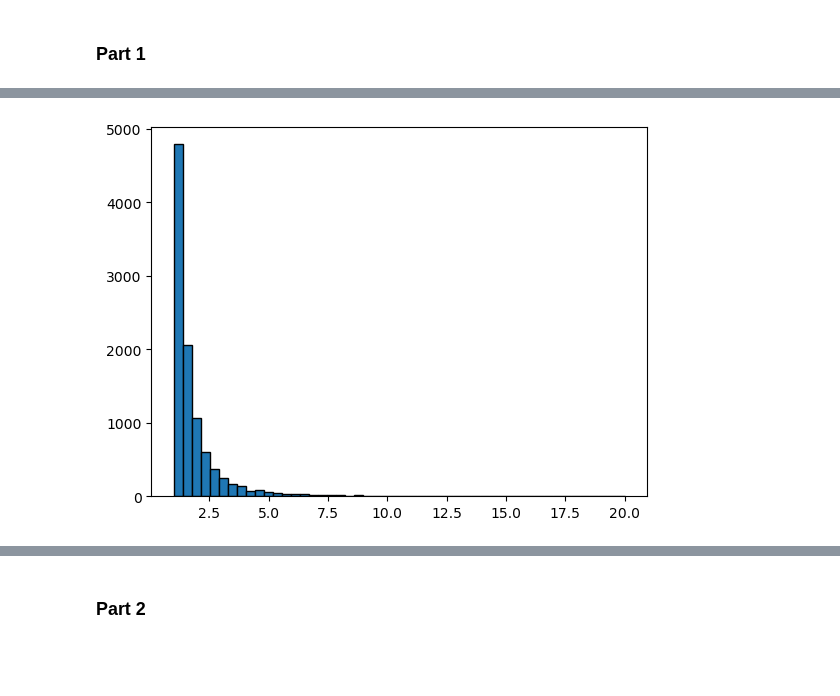
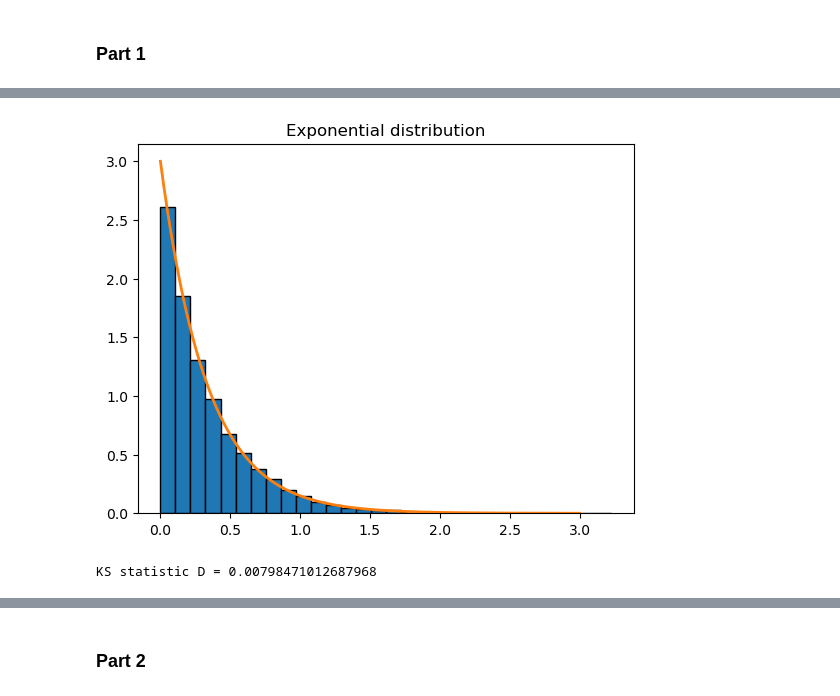
Before and after one commit to s224399/Stoc_sim_2k26, a Jupyter notebook: Exercises(week_1)/Hand_in/Excercise3.ipynb, the cells around one changed output, grey strips where cells are left out. Cells and saved outputs as stored; diff of their text form; code cells hidden in the pictures; blank space fills up the shorter version.

```diff
--- a/Exercises(week_1)/Hand_in/Excercise3.ipynb
+++ b/Exercises(week_1)/Hand_in/Excercise3.ipynb
@@ -6,8 +9,3 @@ seed = 30
 rng = np.random.default_rng(seed=seed)
 # %% [markdown]
 ### Part 1
-# %%
-N = 10000
-lam = 1
-U = rng.uniform(low=0, high=1, size=N)
-X_exp = - np.log(U)/lam
@@ -29,15 +12,36 @@ plt.show()
-# %%
-N = 10000
-U = rng.uniform(low=0, high=1, size=N)
-
-beta = 1
-k = 2.05
-
-x = np.linspace(1,20,1000)
-
-X_pareto = beta * U**(-1/k)
-# %%
-plt.hist(X_pareto, bins=50, range=(1,20), edgecolor='black')
-plt.show()
-# %% [output]
-[figure, removed]
+# %%
+def exponential(lbd):
+    U = np.random.uniform(0,1)
+    X = -np.log(U)/lbd
+    return X
+
+def exponential_analytical(x, lbd):
+    return lbd * np.exp(-lbd * x)
+
+lbd = 3
+obs_exponential = [exponential(lbd) for _ in range(10000)]
+t = np.linspace(0, 3, 10000)
+plt.hist(obs_exponential, bins=30, density=True, edgecolor='black')
+plt.plot(t, exponential_analytical(t, lbd), linewidth=2)
+plt.title('Exponential distribution')
+plt.show()
+
+
+## Kolmogorov-Smirnov test
+
+def smirnov(data, CDF):
+    data_sorted = np.sort(data)
+    p = np.arange(len(data_sorted)) / (len(data_sorted) - 1)   # empirical CDF
+    p_cdf = CDF(data_sorted)                      # theoretical CDF
+    D = np.max(np.abs(p - p_cdf))                 # sup
+    return D
+
+# Theoretical exponential CDF
+def exp_cdf(x):
+    return 1 - np.exp(-lbd * x)
+
+D = smirnov(obs_exponential, exp_cdf)
+print("KS statistic D =", D)
+# %% [output]
+[figure, added]
+KS statistic D = 0.00798471012687968
```
Also changed, not shown: parts of 15 cells of this notebook, 4 other files.
